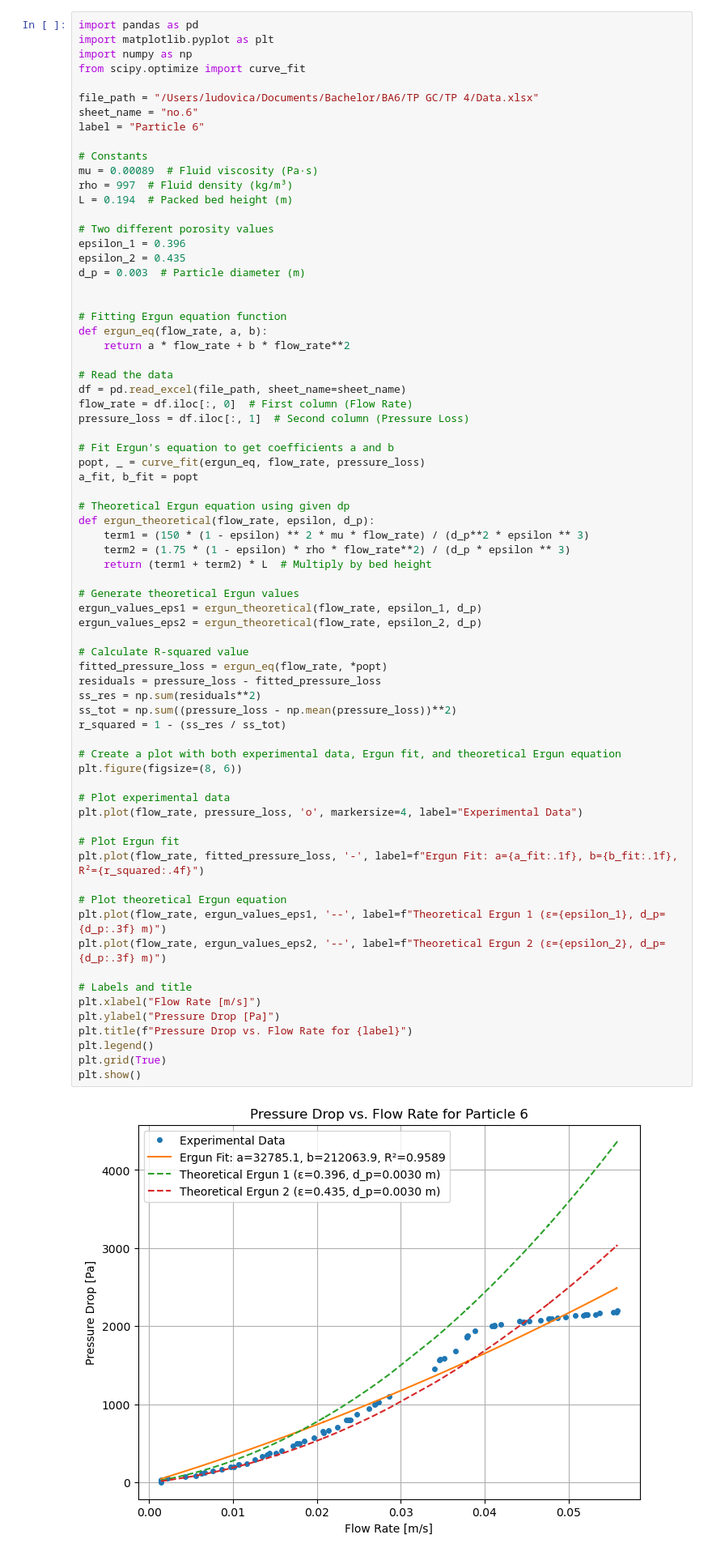
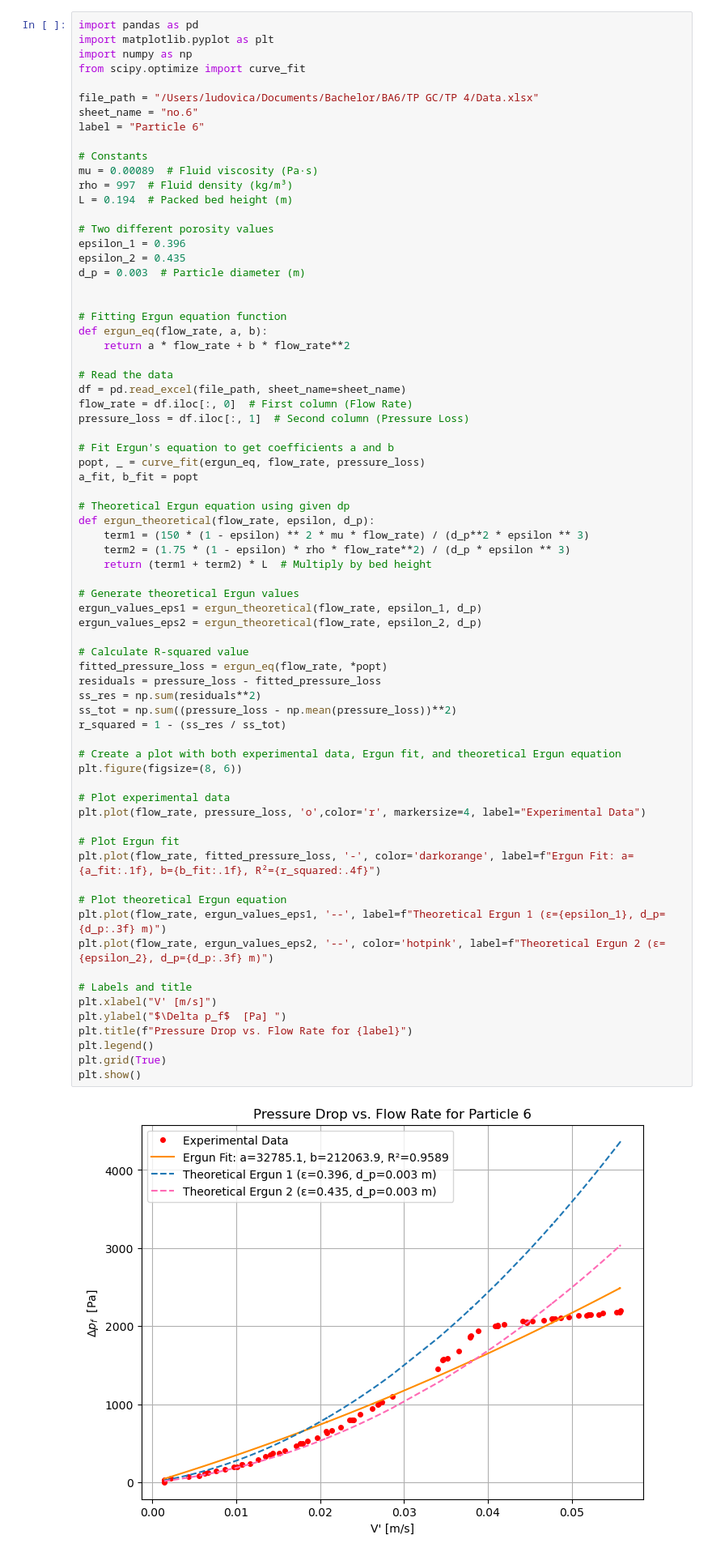
Before and after one commit to fracaludo/gc, a Jupyter notebook: TP4/VvsP comparison.ipynb, the cells around one changed output. Shown at 81% size. Saved outputs shown, nothing was run; the diff lists cells and outputs as text.

```diff
--- a/TP4/VvsP comparison.ipynb
+++ b/TP4/VvsP comparison.ipynb
@@ -111,39 +111,39 @@ def ergun_theoretical(flow_rate, epsilon, d_p):
     term2 = (1.75 * (1 - epsilon) * rho * flow_rate**2) / (d_p * epsilon ** 3)
     return (term1 + term2) * L  # Multiply by bed height
 
 # Generate theoretical Ergun values
 ergun_values_eps1 = ergun_theoretical(flow_rate, epsilon_1, d_p)
 ergun_values_eps2 = ergun_theoretical(flow_rate, epsilon_2, d_p)
 
 # Calculate R-squared value
 fitted_pressure_loss = ergun_eq(flow_rate, *popt)
 residuals = pressure_loss - fitted_pressure_loss
 ss_res = np.sum(residuals**2)
 ss_tot = np.sum((pressure_loss - np.mean(pressure_loss))**2)
 r_squared = 1 - (ss_res / ss_tot)
 
 # Create a plot with both experimental data, Ergun fit, and theoretical Ergun equation
 plt.figure(figsize=(8, 6))
 
 # Plot experimental data
-plt.plot(flow_rate, pressure_loss, 'o', markersize=4, label="Experimental Data")
+plt.plot(flow_rate, pressure_loss, 'o',color='r', markersize=4, label="Experimental Data")
 
 # Plot Ergun fit
-plt.plot(flow_rate, fitted_pressure_loss, '-', label=f"Ergun Fit: a={a_fit:.1f}, b={b_fit:.1f}, R²={r_squared:.4f}")
+plt.plot(flow_rate, fitted_pressure_loss, '-', color='darkorange', label=f"Ergun Fit: a={a_fit:.1f}, b={b_fit:.1f}, R²={r_squared:.4f}")
 
 # Plot theoretical Ergun equation
 plt.plot(flow_rate, ergun_values_eps1, '--', label=f"Theoretical Ergun 1 (ε={epsilon_1}, d_p={d_p:.3f} m)")
-plt.plot(flow_rate, ergun_values_eps2, '--', label=f"Theoretical Ergun 2 (ε={epsilon_2}, d_p={d_p:.3f} m)")
+plt.plot(flow_rate, ergun_values_eps2, '--', color='hotpink', label=f"Theoretical Ergun 2 (ε={epsilon_2}, d_p={d_p:.3f} m)")
 
 # Labels and title
-plt.xlabel("Flow Rate [m/s]")
-plt.ylabel("Pressure Drop [Pa]")
+plt.xlabel("V' [m/s]")
+plt.ylabel("$\Delta p_f$  [Pa] ")
 plt.title(f"Pressure Drop vs. Flow Rate for {label}")
 plt.legend()
 plt.grid(True)
 plt.show()
 # %% [output]
-[figure, old version]
+[figure, new version]
 # %%
 import pandas as pd
 import matplotlib.pyplot as plt
```
Also changed, not shown: parts of 2 cells of this notebook, 2 other files.
